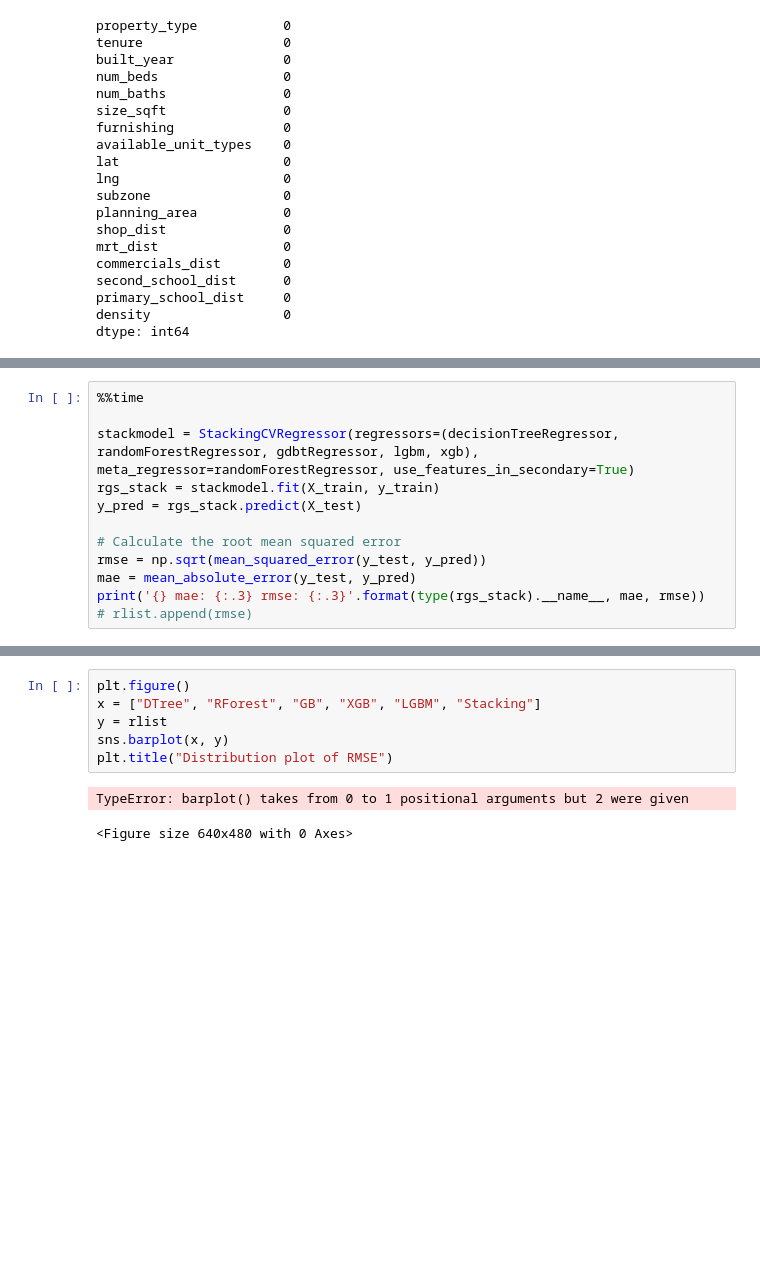
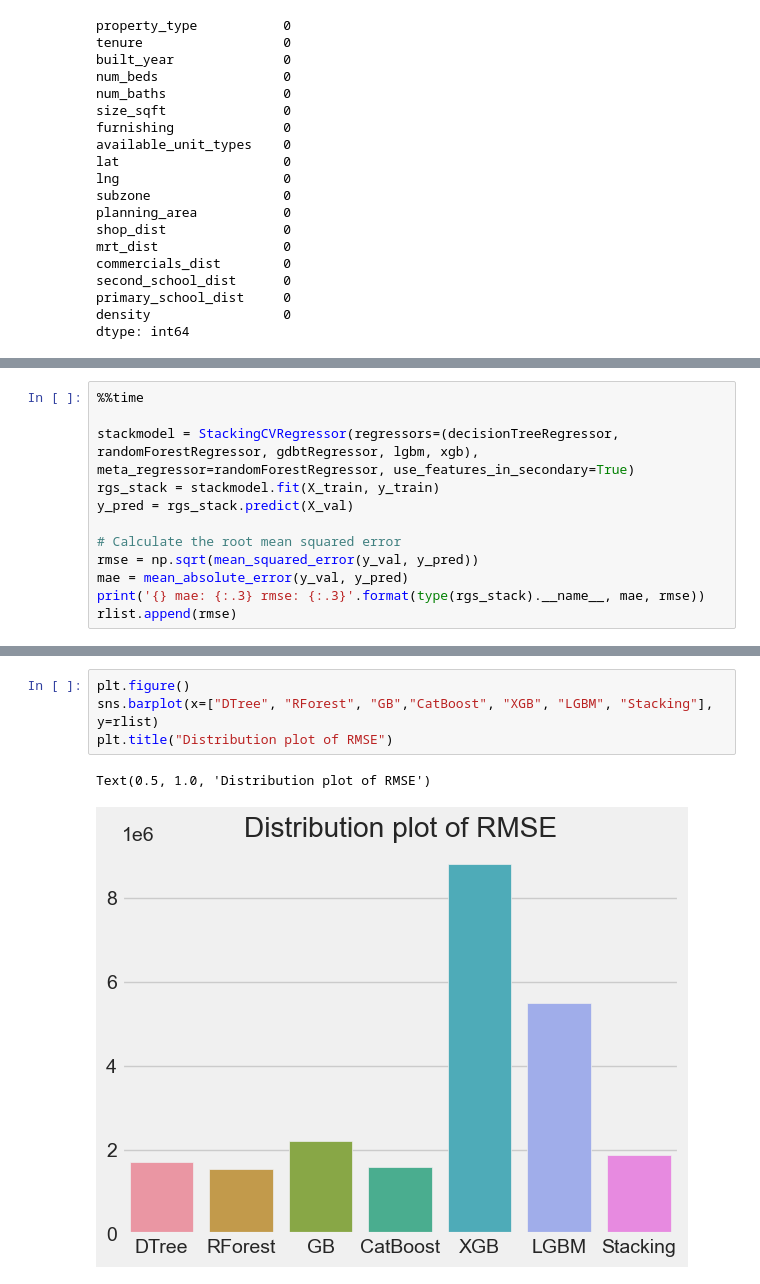
Before and after one commit to GaryGky/CS5228, a Jupyter notebook: Project/task-1-regression/regression.ipynb, the cells around one changed output, grey strips where cells are left out. Drawn from its saved outputs; the diff is of its cells as text; blank space fills up the shorter version.

```diff
--- a/Project/task-1-regression/regression.ipynb
+++ b/Project/task-1-regression/regression.ipynb
@@ -213,11 +227,11 @@ Wall time: 6.1 s
 
 stackmodel = StackingCVRegressor(regressors=(decisionTreeRegressor, randomForestRegressor, gdbtRegressor, lgbm, xgb), meta_regressor=randomForestRegressor, use_features_in_secondary=True)
 rgs_stack = stackmodel.fit(X_train, y_train)
-y_pred = rgs_stack.predict(X_test)
+y_pred = rgs_stack.predict(X_val)
 
 # Calculate the root mean squared error
-rmse = np.sqrt(mean_squared_error(y_test, y_pred))
-mae = mean_absolute_error(y_test, y_pred)
+rmse = np.sqrt(mean_squared_error(y_val, y_pred))
+mae = mean_absolute_error(y_val, y_pred)
 print('{} mae: {:.3} rmse: {:.3}'.format(type(rgs_stack).__name__, mae, rmse))
-# rlist.append(rmse)
+rlist.append(rmse)
 # %% [output]
@@ -227,11 +251,9 @@ Wall time: 1min 48s
 # %%
 plt.figure()
-x = ["DTree", "RForest", "GB", "XGB", "LGBM", "Stacking"]
-y = rlist
-sns.barplot(x, y)
+sns.barplot(x=["DTree", "RForest", "GB","CatBoost", "XGB", "LGBM", "Stacking"], y=rlist)
 plt.title("Distribution plot of RMSE")
 # %% [output]
-TypeError: barplot() takes from 0 to 1 positional arguments but 2 were given
+Text(0.5, 1.0, 'Distribution plot of RMSE')
-<Figure size 640x480 with 0 Axes>
+[figure, added]
 # %%
 %%time
```
Also changed, not shown: parts of 15 cells of this notebook, 16 other files.
